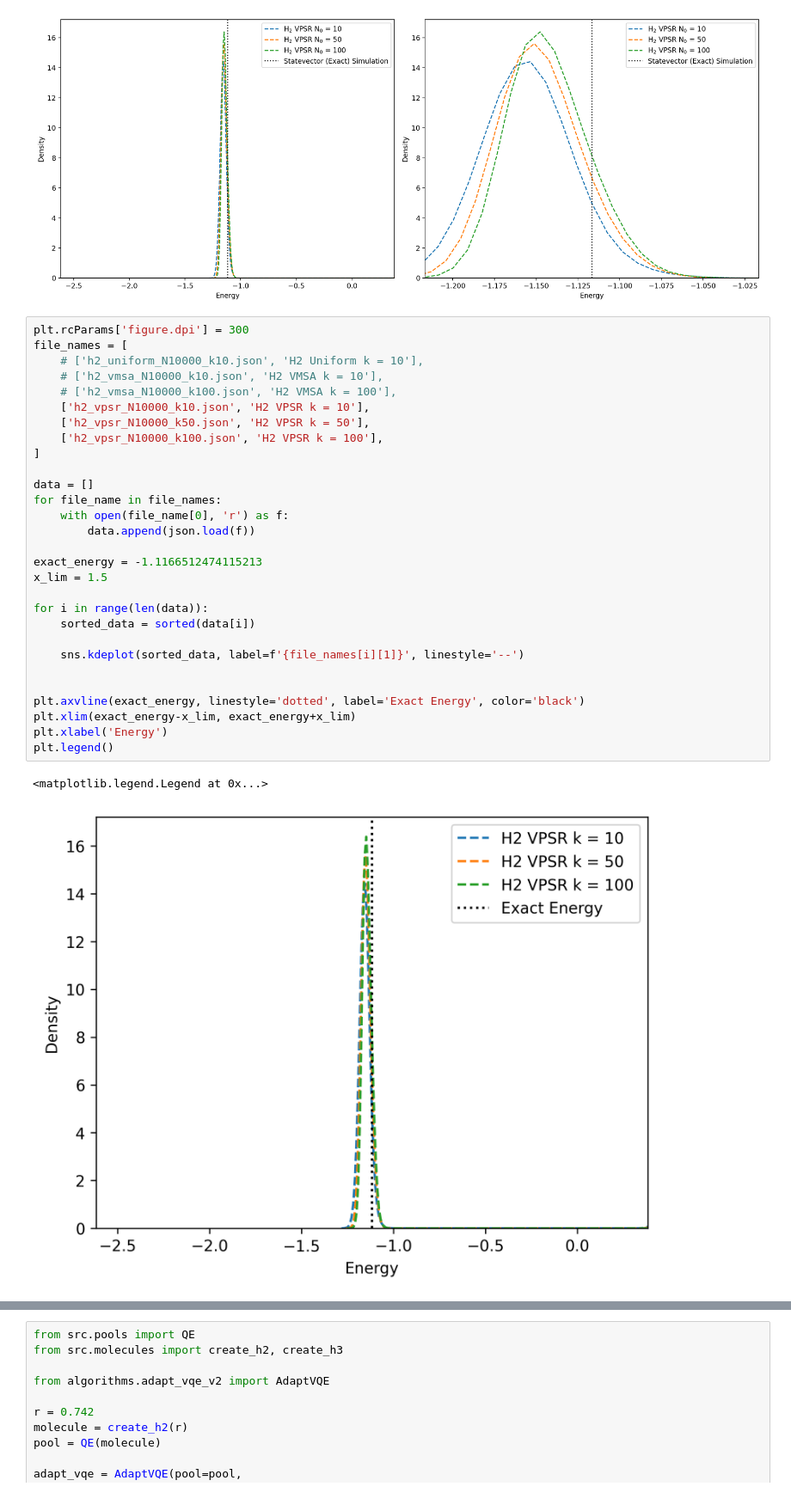
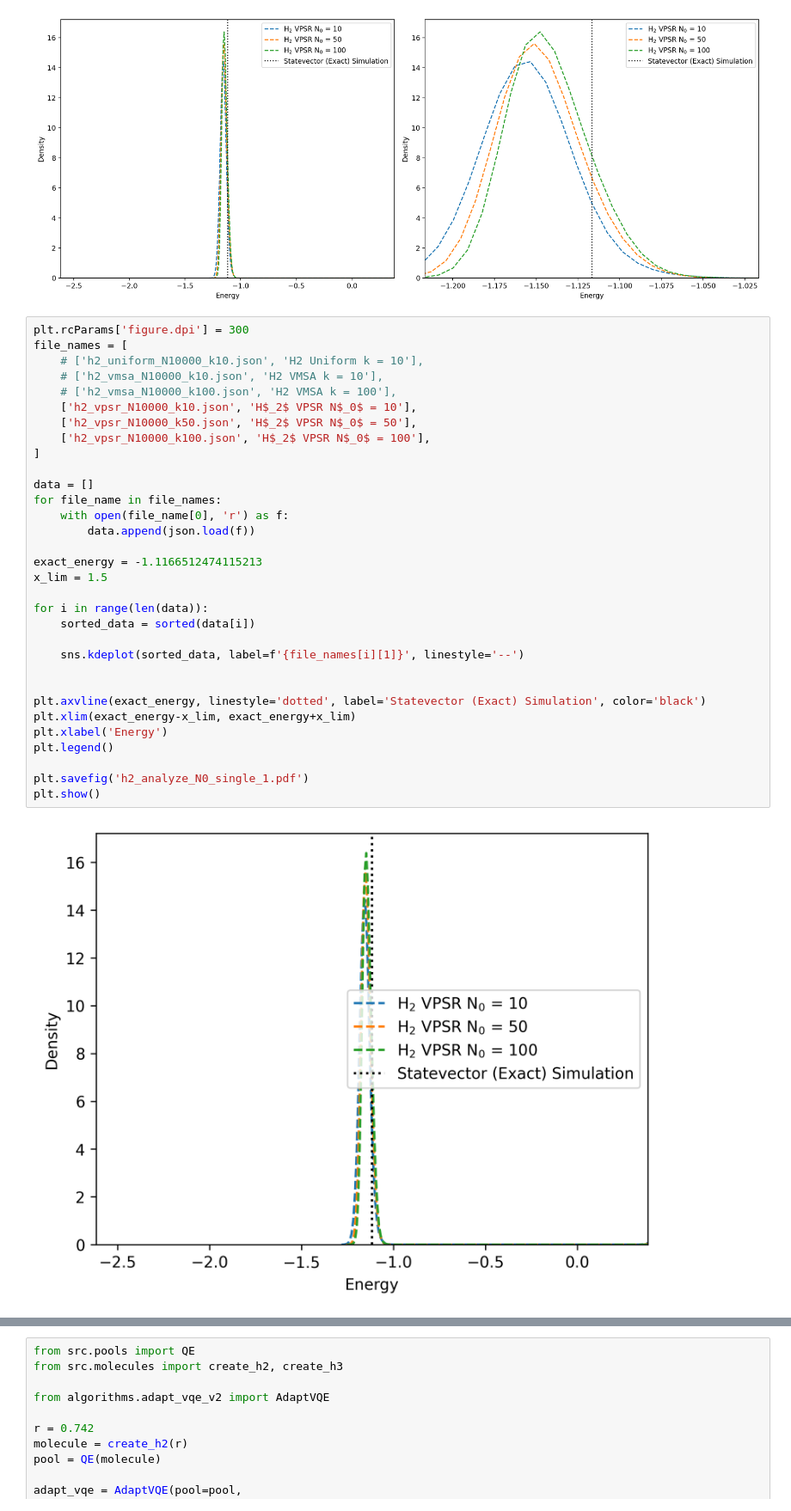
Before and after one commit to azhar-ikhtiarudin/ShotOptimization-ADAPT-VQE, a Jupyter notebook: 2-Shot-ADAPT-VQE/visualization/visualize.ipynb, the cells around one changed output, grey strips where cells are left out. Shown at 86% size. Saved outputs shown, nothing was run; the diff lists cells and outputs as text.

Commit message:
update data with plots

```diff
--- a/2-Shot-ADAPT-VQE/visualization/visualize.ipynb
+++ b/2-Shot-ADAPT-VQE/visualization/visualize.ipynb
@@ -67,35 +67,37 @@ plt.show()
 # %%
 plt.rcParams['figure.dpi'] = 300
 file_names = [
     # ['h2_uniform_N10000_k10.json', 'H2 Uniform k = 10'],
     # ['h2_vmsa_N10000_k10.json', 'H2 VMSA k = 10'],
     # ['h2_vmsa_N10000_k100.json', 'H2 VMSA k = 100'],
-    ['h2_vpsr_N10000_k10.json', 'H2 VPSR k = 10'],
-    ['h2_vpsr_N10000_k50.json', 'H2 VPSR k = 50'],
-    ['h2_vpsr_N10000_k100.json', 'H2 VPSR k = 100'],
+    ['h2_vpsr_N10000_k10.json', 'H$_2$ VPSR N$_0$ = 10'],
+    ['h2_vpsr_N10000_k50.json', 'H$_2$ VPSR N$_0$ = 50'],
+    ['h2_vpsr_N10000_k100.json', 'H$_2$ VPSR N$_0$ = 100'],
 ]
 
 data = []
 for file_name in file_names:
     with open(file_name[0], 'r') as f:
         data.append(json.load(f))
 
 exact_energy = -1.1166512474115213
 x_lim = 1.5
 
 for i in range(len(data)):
     sorted_data = sorted(data[i])
 
     sns.kdeplot(sorted_data, label=f'{file_names[i][1]}', linestyle='--')
 
 
-plt.axvline(exact_energy, linestyle='dotted', label='Exact Energy', color='black')
+plt.axvline(exact_energy, linestyle='dotted', label='Statevector (Exact) Simulation', color='black')
 plt.xlim(exact_energy-x_lim, exact_energy+x_lim)
 plt.xlabel('Energy')
 plt.legend()
+
+plt.savefig('h2_analyze_N0_single_1.pdf')
+plt.show()
 # %% [output]
-<matplotlib.legend.Legend at 0x...>
-[figure, old version]
+[figure, new version]
 # %%
 plt.rcParams['figure.dpi'] = 300
 
```
Also changed, not shown: parts of 1 cell of this notebook, 8 other files.
